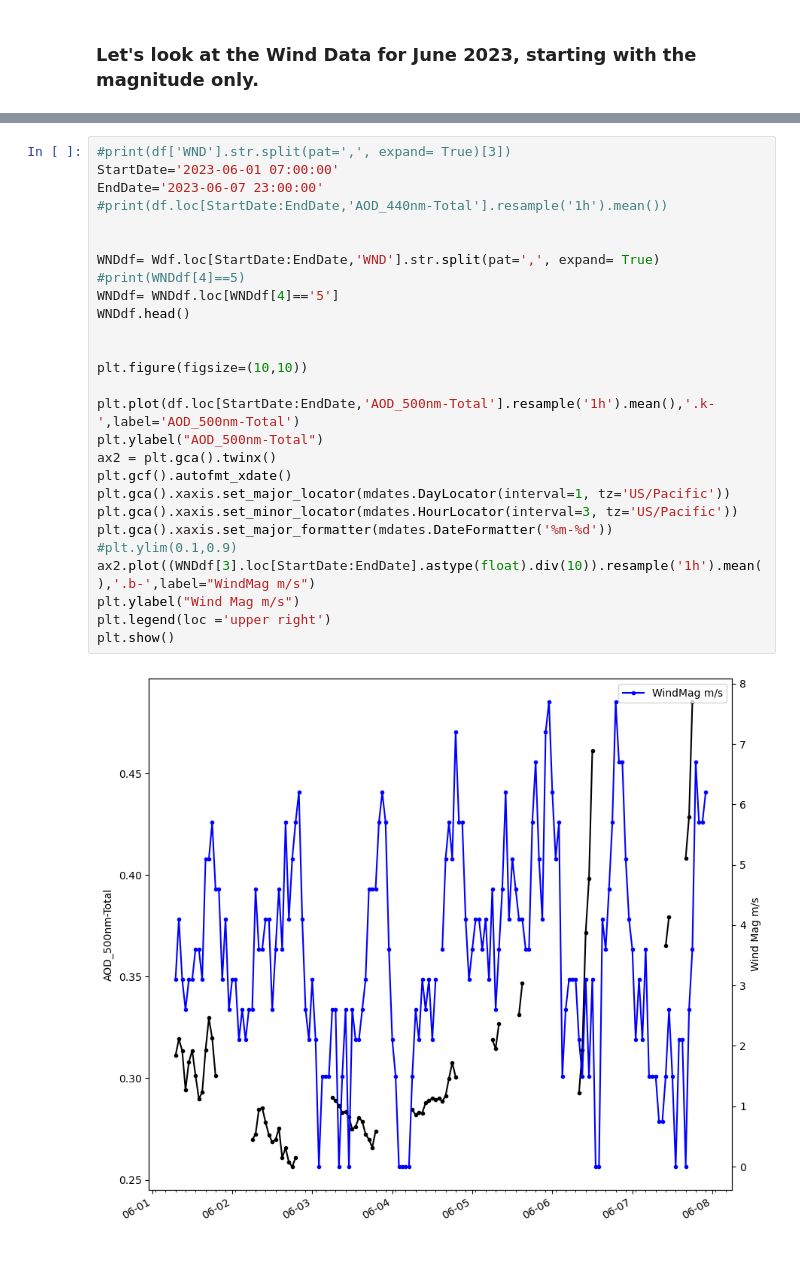
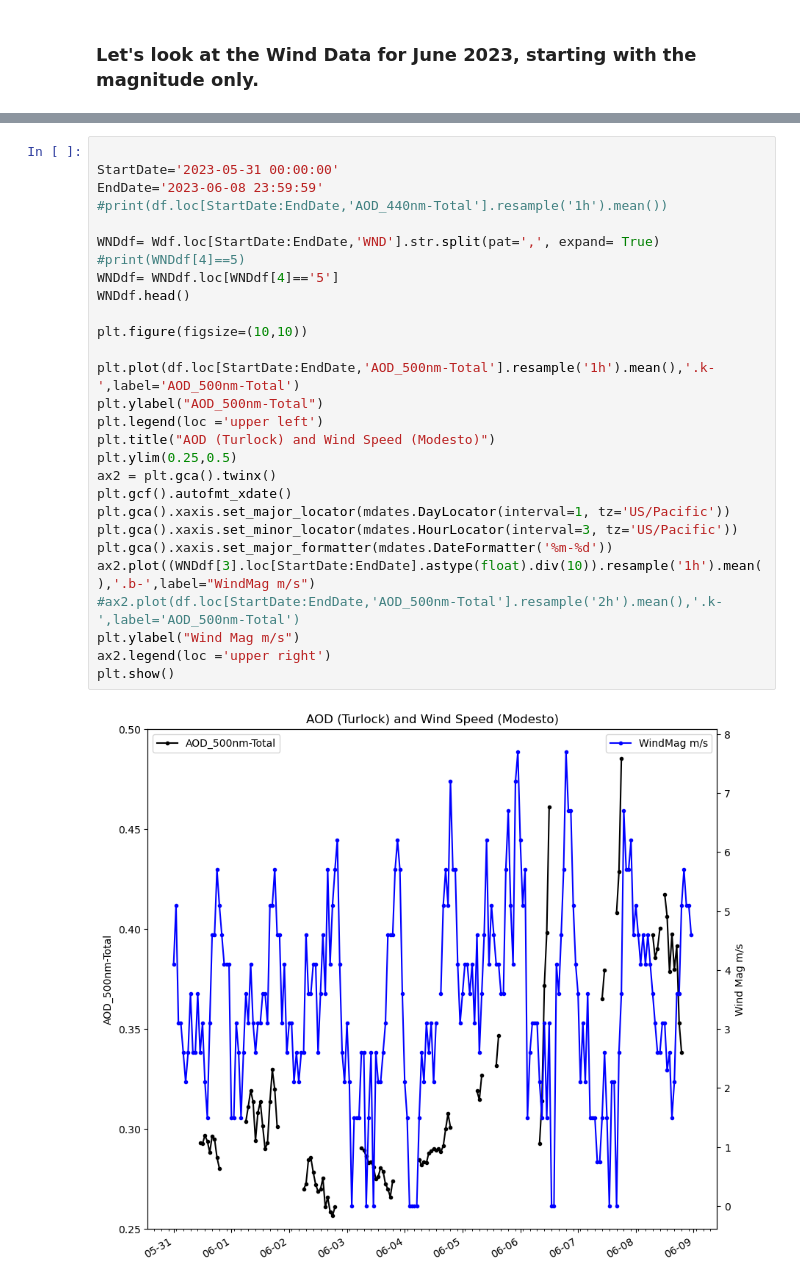
Before and after one commit to wtoslac/airquality, a Jupyter notebook: AirQuality.ipynb, the cells around one changed output, grey strips where cells are left out. Cells and saved outputs as stored; diff of their text form; blank space fills up the shorter version.

```diff
--- a/AirQuality.ipynb
+++ b/AirQuality.ipynb
@@ -198,29 +222,30 @@ Wdf.set_index(datetime_pac, inplace = True)
 # %%
-#print(df['WND'].str.split(pat=',', expand= True)[3])
-StartDate='2023-06-01 07:00:00'
-EndDate='2023-06-07 23:00:00'
+
+StartDate='2023-05-31 00:00:00'
+EndDate='2023-06-08 23:59:59'
 #print(df.loc[StartDate:EndDate,'AOD_440nm-Total'].resample('1h').mean())
-
 
 WNDdf= Wdf.loc[StartDate:EndDate,'WND'].str.split(pat=',', expand= True)
 #print(WNDdf[4]==5)
 WNDdf= WNDdf.loc[WNDdf[4]=='5']
 WNDdf.head()
 
-
 plt.figure(figsize=(10,10))
 
 plt.plot(df.loc[StartDate:EndDate,'AOD_500nm-Total'].resample('1h').mean(),'.k-',label='AOD_500nm-Total')
 plt.ylabel("AOD_500nm-Total")
+plt.legend(loc ='upper left')
+plt.title("AOD (Turlock) and Wind Speed (Modesto)")
+plt.ylim(0.25,0.5)
 ax2 = plt.gca().twinx()
 plt.gcf().autofmt_xdate()
 plt.gca().xaxis.set_major_locator(mdates.DayLocator(interval=1, tz='US/Pacific'))
 plt.gca().xaxis.set_minor_locator(mdates.HourLocator(interval=3, tz='US/Pacific'))
 plt.gca().xaxis.set_major_formatter(mdates.DateFormatter('%m-%d'))
-#plt.ylim(0.1,0.9)
 ax2.plot((WNDdf[3].loc[StartDate:EndDate].astype(float).div(10)).resample('1h').mean(),'.b-',label="WindMag m/s")
+#ax2.plot(df.loc[StartDate:EndDate,'AOD_500nm-Total'].resample('2h').mean(),'.k-',label='AOD_500nm-Total')
 plt.ylabel("Wind Mag m/s")
-plt.legend(loc ='upper right')
+ax2.legend(loc ='upper right')
 plt.show()
 # %% [output]
-[figure, old version]
+[figure, new version]
```
Also changed, not shown: parts of 9 cells of this notebook.
